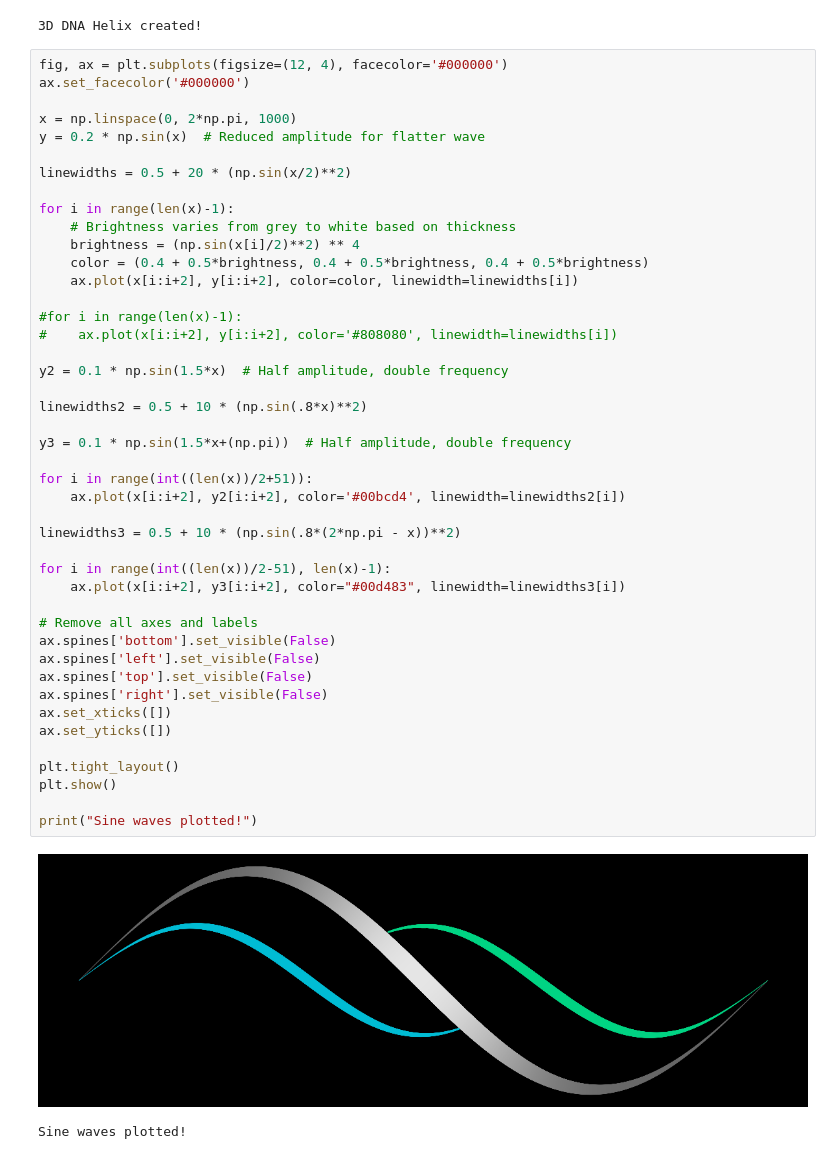
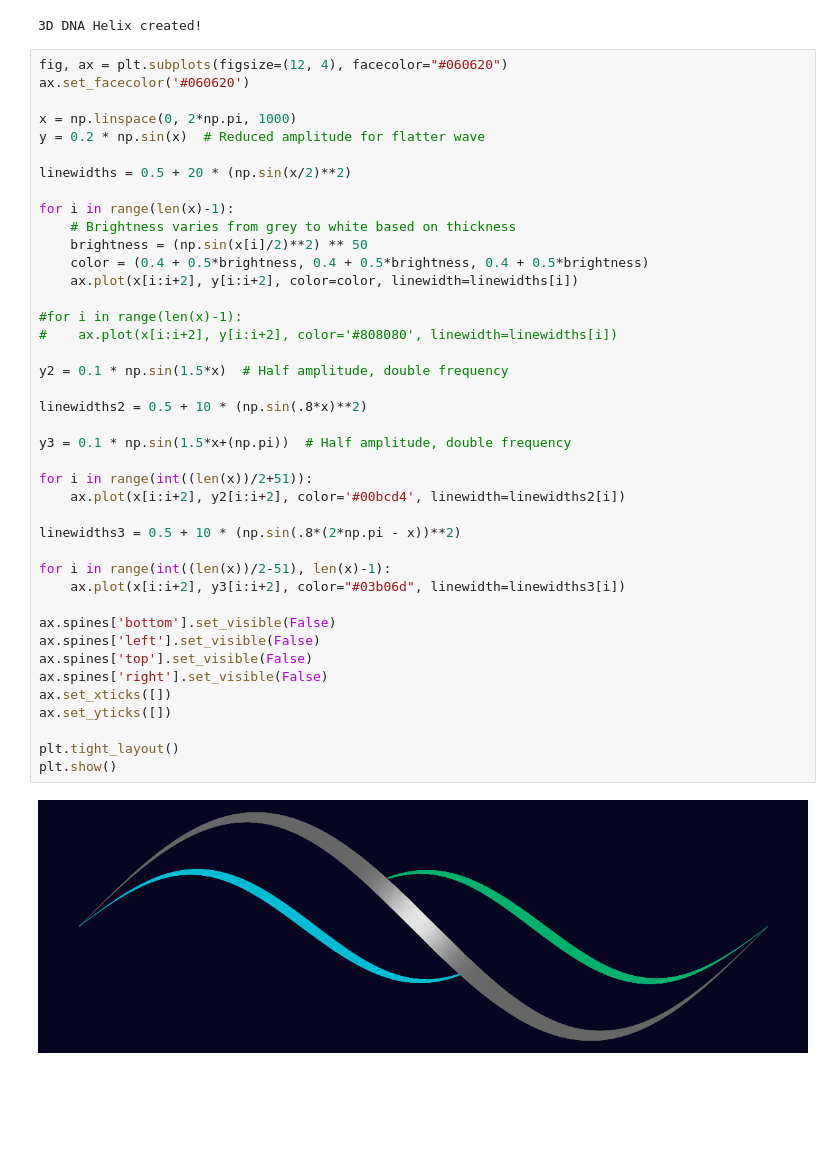
Before and after one commit to noshore5/noshore5.github.io, a Jupyter notebook: dna_helix_visualization.ipynb, the cells around one changed output. Saved outputs shown, nothing was run; the diff lists cells and outputs as text; blank space fills up the shorter version.

```diff
--- a/dna_helix_visualization.ipynb
+++ b/dna_helix_visualization.ipynb
@@ -172,8 +172,8 @@ print("3D DNA Helix created!")
 [figure]
 3D DNA Helix created!
 # %%
-fig, ax = plt.subplots(figsize=(12, 4), facecolor='#000000')
-ax.set_facecolor('#000000')
+fig, ax = plt.subplots(figsize=(12, 4), facecolor="#060620")
+ax.set_facecolor('#060620')
 
 x = np.linspace(0, 2*np.pi, 1000)
 y = 0.2 * np.sin(x)  # Reduced amplitude for flatter wave
@@ -182,39 +182,35 @@ linewidths = 0.5 + 20 * (np.sin(x/2)**2)
 
 for i in range(len(x)-1):
     # Brightness varies from grey to white based on thickness
-    brightness = (np.sin(x[i]/2)**2) ** 4
+    brightness = (np.sin(x[i]/2)**2) ** 50
     color = (0.4 + 0.5*brightness, 0.4 + 0.5*brightness, 0.4 + 0.5*brightness)
     ax.plot(x[i:i+2], y[i:i+2], color=color, linewidth=linewidths[i])
 
 #for i in range(len(x)-1):
 #    ax.plot(x[i:i+2], y[i:i+2], color='#808080', linewidth=linewidths[i])
 
 y2 = 0.1 * np.sin(1.5*x)  # Half amplitude, double frequency
 
 linewidths2 = 0.5 + 10 * (np.sin(.8*x)**2)
 
 y3 = 0.1 * np.sin(1.5*x+(np.pi))  # Half amplitude, double frequency
 
 for i in range(int((len(x))/2+51)):
     ax.plot(x[i:i+2], y2[i:i+2], color='#00bcd4', linewidth=linewidths2[i])
 
 linewidths3 = 0.5 + 10 * (np.sin(.8*(2*np.pi - x))**2)
 
 for i in range(int((len(x))/2-51), len(x)-1):
-    ax.plot(x[i:i+2], y3[i:i+2], color="#00d483", linewidth=linewidths3[i])
+    ax.plot(x[i:i+2], y3[i:i+2], color="#03b06d", linewidth=linewidths3[i])
 
-# Remove all axes and labels
 ax.spines['bottom'].set_visible(False)
 ax.spines['left'].set_visible(False)
 ax.spines['top'].set_visible(False)
 ax.spines['right'].set_visible(False)
 ax.set_xticks([])
 ax.set_yticks([])
 
 plt.tight_layout()
 plt.show()
-
-print("Sine waves plotted!")
 # %% [output]
-[figure, old version]
+[figure, new version]
-Sine waves plotted!
```
Also changed, not shown: parts of 1 cell of this notebook, 5 other files.
